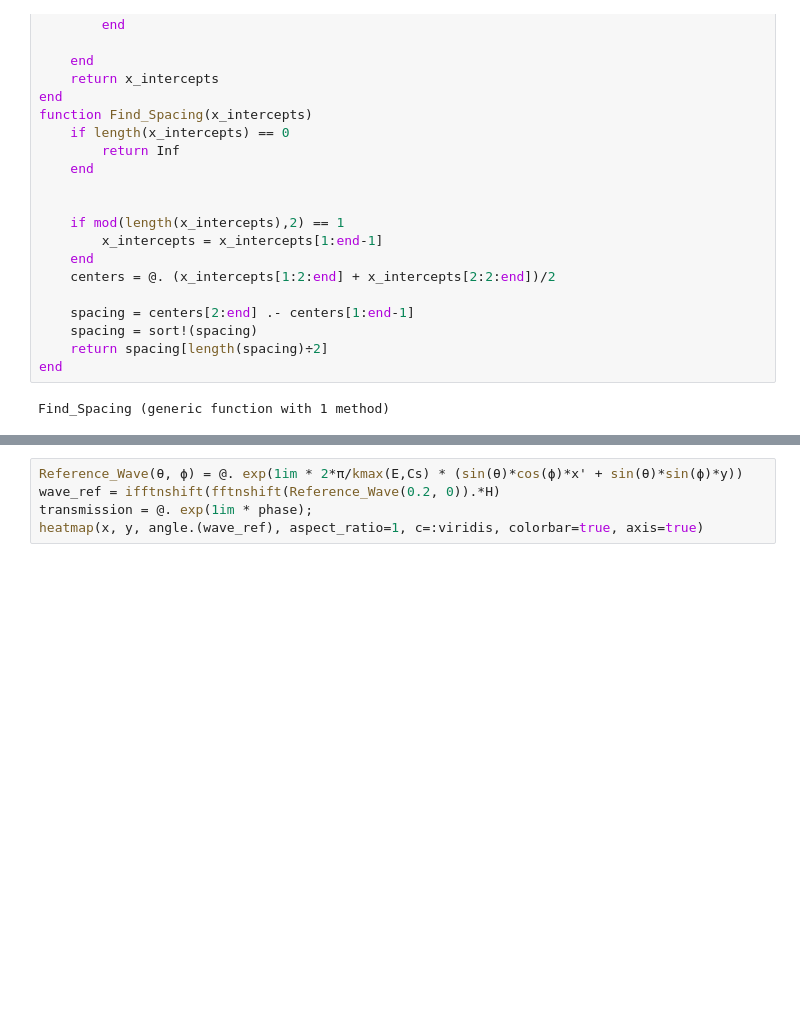
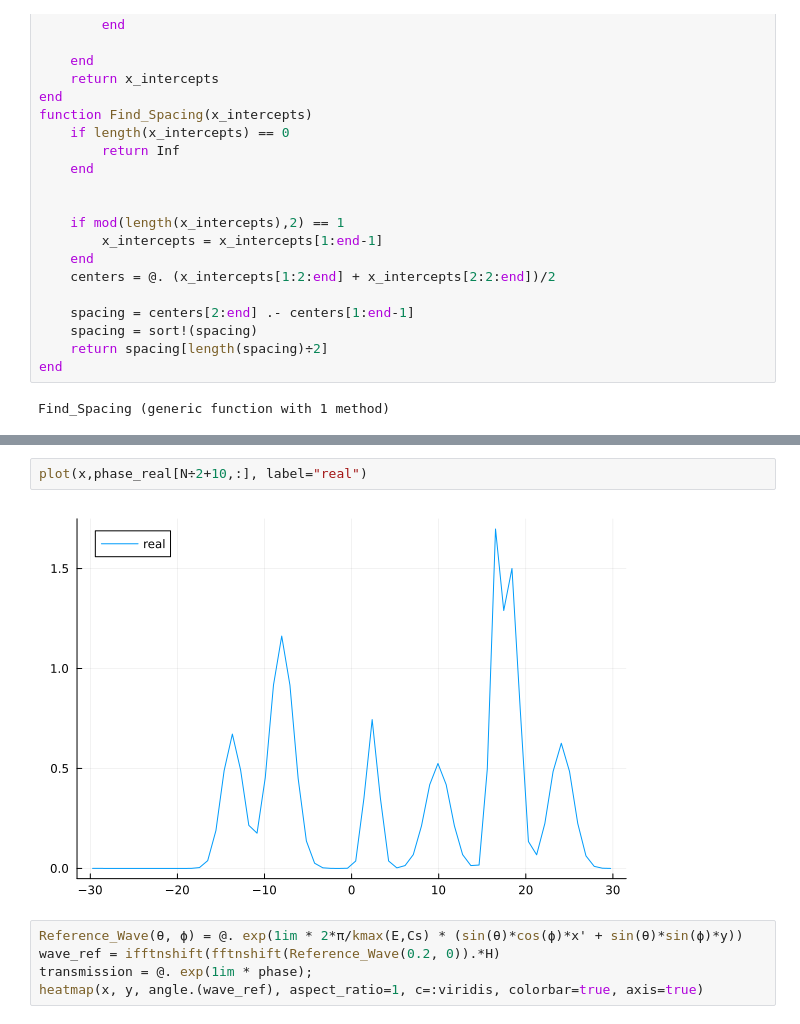
Before and after one commit to puentnic/julia_functions, a Jupyter notebook: STEMH.ipynb, the cells around one changed output, grey strips where cells are left out. Drawn from its saved outputs; the diff is of its cells as text; blank space fills up the shorter version.

```diff
--- a/STEMH.ipynb
+++ b/STEMH.ipynb
@@ -249,3 +291,7 @@ plot(fig1, fig2, layout=(1,2), size=(800, 400), legend=false)
+# %%
+plot(x,phase_real[N÷2+10,:], label="real")
+# %% [output]
+[figure, added]
 # %%
 Reference_Wave(θ, ϕ) = @. exp(1im * 2*π/kmax(E,Cs) * (sin(θ)*cos(ϕ)*x' + sin(θ)*sin(ϕ)*y))
 wave_ref = ifftnshift(fftnshift(Reference_Wave(0.2, 0)).*H)
```
Also changed, not shown: parts of 25 cells of this notebook.
